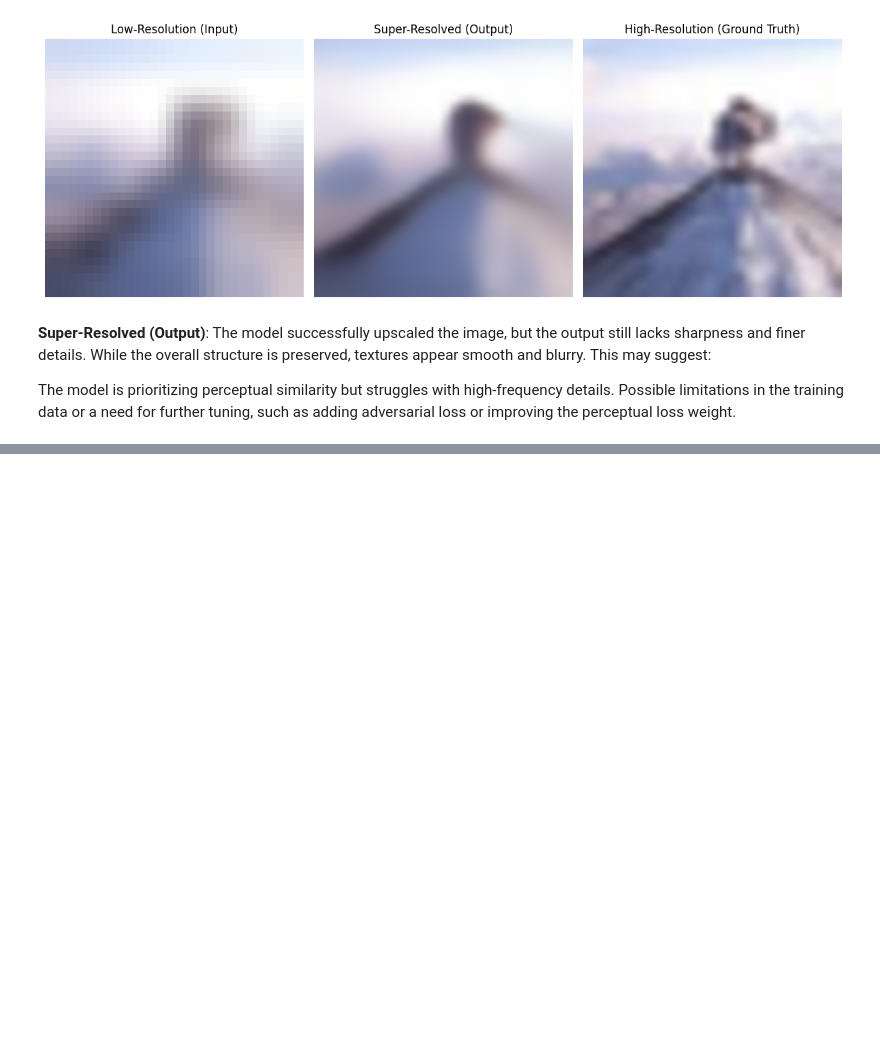
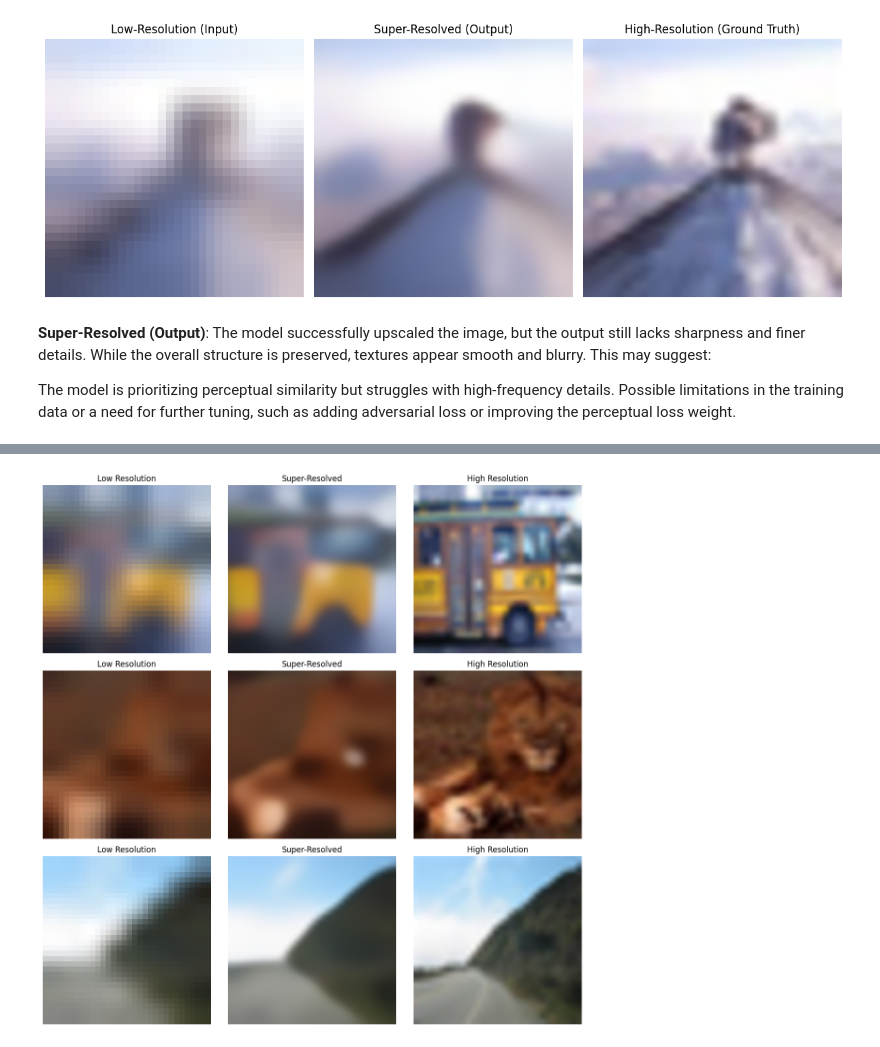
Before and after one commit to AnovaYoung/AI-System-for-Image-Restoration-and-Enhancement, a Jupyter notebook: re_workedmodel.ipynb, the cells around one changed output, grey strips where cells are left out. Cells and saved outputs as stored; diff of their text form; code cells hidden in the pictures; blank space fills up the shorter version.

```diff
--- a/re_workedmodel.ipynb
+++ b/re_workedmodel.ipynb
@@ -639,0 +951,62 @@ Possible limitations in the training data or a need for further tuning, such as
+# %%
+import torch
+import numpy as np
+from PIL import Image
+import matplotlib.pyplot as plt
+
+# Function to denormalize and convert tensor to image
+def tensor_to_image(tensor):
+    image = tensor.squeeze().cpu().permute(1, 2, 0).numpy()  # Convert to HWC
+    image = ((image + 1) / 2 * 255).clip(0, 255).astype(np.uint8)  # Denormalize and convert to [0, 255]
+    return Image.fromarray(image)
+
+# Test model on 3 images
+test_lr_dir = "/content/cifar_super_resolution/test_lr"
+test_hr_dir = "/content/cifar_super_resolution_resized/test_hr"
+
+# Select 3 random test images
+test_lr_files = sorted(os.listdir(test_lr_dir))
+test_hr_files = sorted(os.listdir(test_hr_dir))
+sample_indices = np.random.choice(len(test_lr_files), 3, replace=False)
+
+# Iterate over selected indices and visualize
+fig, axs = plt.subplots(3, 3, figsize=(12, 12))
+
+for i, idx in enumerate(sample_indices):
+    # Load LR and HR images
+    lr_image_path = os.path.join(test_lr_dir, test_lr_files[idx])
+    hr_image_path = os.path.join(test_hr_dir, test_hr_files[idx])
+
+    lr_image = np.load(lr_image_path)
+    hr_image = np.load(hr_image_path)
+
+    # Convert LR image to tensor
+    lr_tensor = torch.tensor(lr_image, dtype=torch.float32).permute(2, 0, 1).unsqueeze(0).to(device)
+
+    # Pass through model
+    model.eval()
+    with torch.no_grad():
+        sr_tensor = model(lr_tensor)
+
+    # Convert tensors to images
+    lr_img = tensor_to_image(lr_tensor)
+    sr_img = tensor_to_image(sr_tensor)
+    hr_img = tensor_to_image(torch.tensor(hr_image, dtype=torch.float32).permute(2, 0, 1))
+
+    # Plot results
+    axs[i, 0].imshow(lr_img)
+    axs[i, 0].set_title("Low Resolution")
+    axs[i, 0].axis("off")
+
+    axs[i, 1].imshow(sr_img)
+    axs[i, 1].set_title("Super-Resolved")
+    axs[i, 1].axis("off")
+
+    axs[i, 2].imshow(hr_img)
+    axs[i, 2].set_title("High Resolution")
+    axs[i, 2].axis("off")
+
+plt.tight_layout()
+plt.show()
+# %% [output]
+[figure, added]
```
Also changed, not shown: parts of 4 cells of this notebook.
